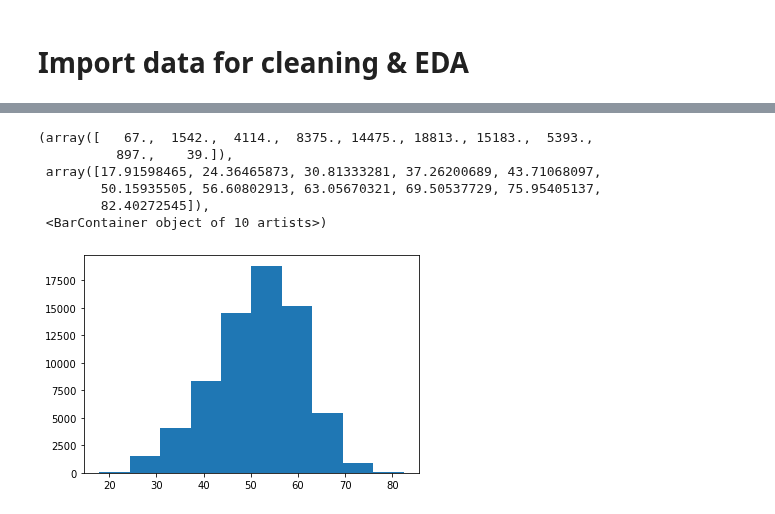
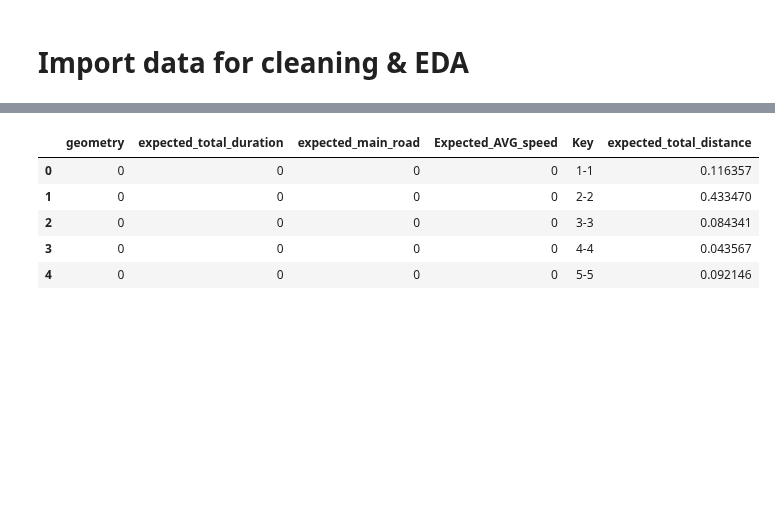
Before and after one commit to alexdang02/NYC-Trip-Duration-Prediction-2019, a Jupyter notebook: code/Fetch & Preprocess/Taxi Zones & OSRM.ipynb, the cells around one changed output, grey strips where cells are left out. Drawn from its saved outputs; the diff is of its cells as text; code cells hidden in the pictures; blank space fills up the shorter version.

```diff
--- a/code/Fetch & Preprocess/Taxi Zones & OSRM.ipynb
+++ b/code/Fetch & Preprocess/Taxi Zones & OSRM.ipynb
@@ -197,2 +199,29 @@ more_row = pd.DataFrame(more_row)
+# %%
+more_row = []
+for id in range(1,264):
+    row = { "geometry": 0, "expected_total_duration":0,"expected_main_road": 0
+    , "Expected_AVG_speed":0, "Key": str(id)+"-"+str(id), "LocationID": int(id)   }
+    more_row.append(row)
+more_row = pd.DataFrame(more_row)
+# more_row.head()
+taxi_zone = gpd.read_file(os.path.join(data_dir, "taxi_zones/taxi_zones.shp"))
+taxi_zone.to_csv(os.path.join(data_dir, "taxi_zones/taxi_zones.csv"))
+taxi_zone = pd.read_csv(os.path.join(data_dir, "taxi_zones/taxi_zones.csv"))
+taxi_zone["LocationID"].astype("int")
+taxi_zone= taxi_zone[["LocationID", "Shape_Leng"]]
+
+
+more_row = more_row.merge(taxi_zone, on="LocationID", how="inner")
+more_row.drop("LocationID", axis=1, inplace = True)
+more_row.columns =  ['geometry', 'expected_total_duration',"expected_main_road",
+       'Expected_AVG_speed', 'Key', "expected_total_distance"]
+more_row.head()
+# %% [output]
+|  | geometry | expected_total_duration | expected_main_road | Expected_AVG_speed | Key | expected_total_distance |
+| 0 | 0 | 0 | 0 | 0 | 1-1 | 0.116357 |
+| 1 | 0 | 0 | 0 | 0 | 2-2 | 0.433470 |
+| 2 | 0 | 0 | 0 | 0 | 3-3 | 0.084341 |
+| 3 | 0 | 0 | 0 | 0 | 4-4 | 0.043567 |
+| 4 | 0 | 0 | 0 | 0 | 5-5 | 0.092146 |
 # %%
 merge = pd.concat([df,more_row])
@@ -200,11 +229 @@ len(merge)
 merge.to_csv(os.path.join(root_folder,"Data", "OSRM", "OSRM_plus.csv"))
-# %%
-plt.hist(df["Expected_AVG_speed"])
-# %% [output]
-(array([   67.,  1542.,  4114.,  8375., 14475., 18813., 15183.,  5393.,
-          897.,    39.]),
- array([17.91598465, 24.36465873, 30.81333281, 37.26200689, 43.71068097,
-        50.15935505, 56.60802913, 63.05670321, 69.50537729, 75.95405137,
-        82.40272545]),
- <BarContainer object of 10 artists>)
-[figure, removed]
```
Also changed, not shown: parts of 6 cells of this notebook.
